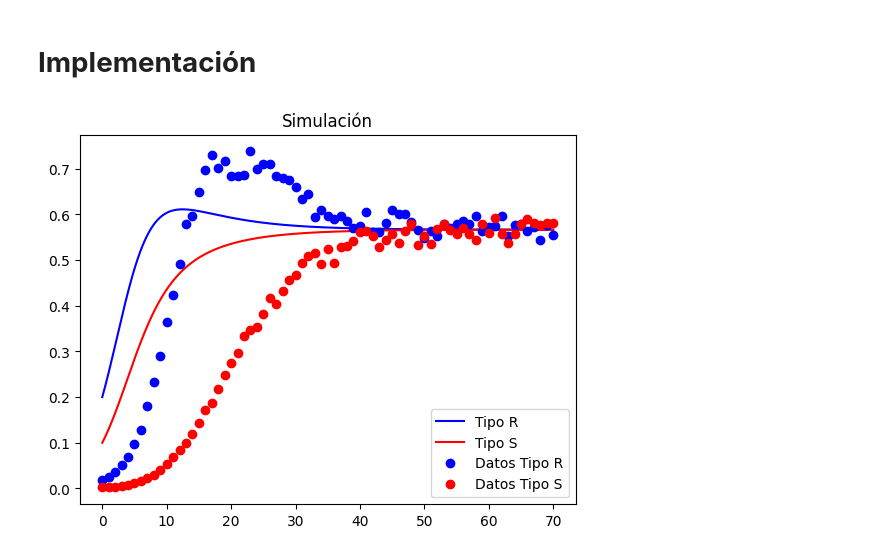
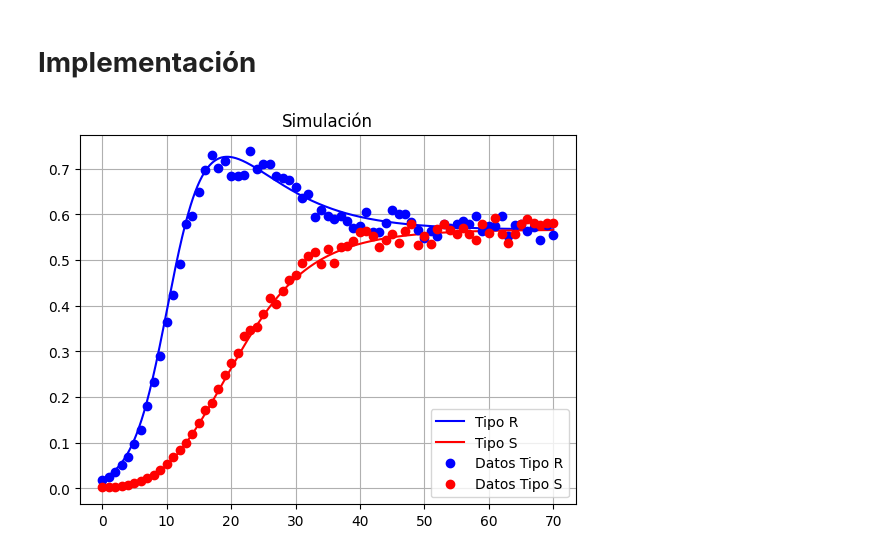
Before and after one commit to Juanjruizr26/Tarea5, a Jupyter notebook: tarea5.ipynb, the cells around one changed output. Cells and saved outputs as stored; diff of their text form; code cells hidden in the pictures.

```diff
--- a/tarea5.ipynb
+++ b/tarea5.ipynb
@@ -25,33 +25,33 @@ def f(t, u):
 
 def runge_kutta4(u0, a, b, n):
     t = np.linspace(a, b, n)
     h = (b - a) / (n - 1)
     u = np.zeros((n, 2))
     u[0] = u0
 
     for i in range(1, n):
         k1 = h * f(t[i - 1], u[i - 1])
         k2 = h * f(t[i - 1] + 0.5 * h, u[i - 1] + 0.5 * k1)
         k3 = h * f(t[i - 1] + 0.5 * h, u[i - 1] + 0.5 * k2)
         k4 = h * f(t[i - 1] + h, u[i - 1] + k3)
         u[i] = u[i - 1] + (1 / 6) * (k1 + 2 * k2 + 2 * k3 + k4)
 
-    x_values, y_values = u[:, 0], u[:, 1]
     return t, u
 
-u0 = np.array([0.2, 0.1])
+u0 = np.array([0.02, 0.002])
 a = 0
 b = 70
 n = 1000
 
 t, u = runge_kutta4(u0, a, b, n)
 
 plt.plot(t, u[:,0], '-b',label='Tipo R')
 plt.plot(t, u[:,1], '-r', label='Tipo S')
 plt.title('Simulación')
 plt.plot(x,r,'ob', label = 'Datos Tipo R')
 plt.plot(x,s,'or', label = 'Datos Tipo S')
 plt.legend()
+plt.grid()
 plt.show()
 # %% [output]
-[figure, old version]
+[figure, new version]
```
